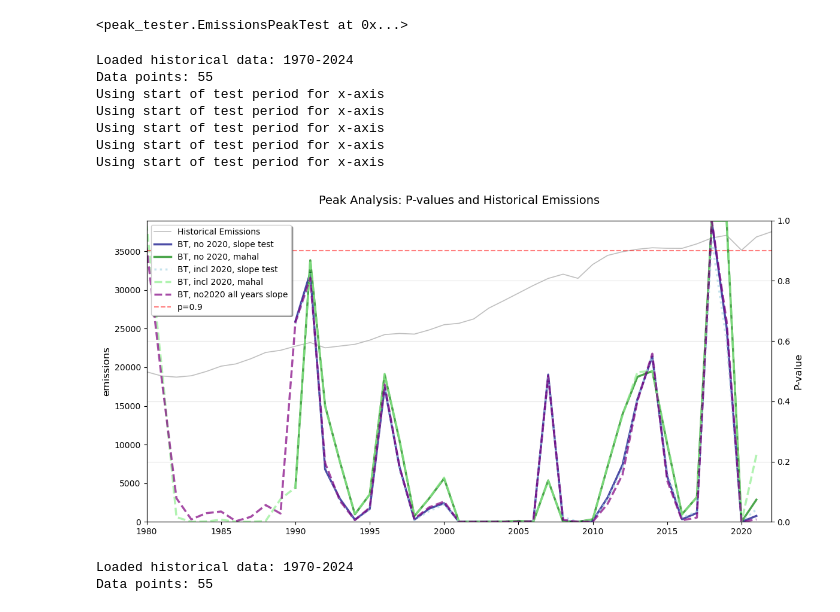
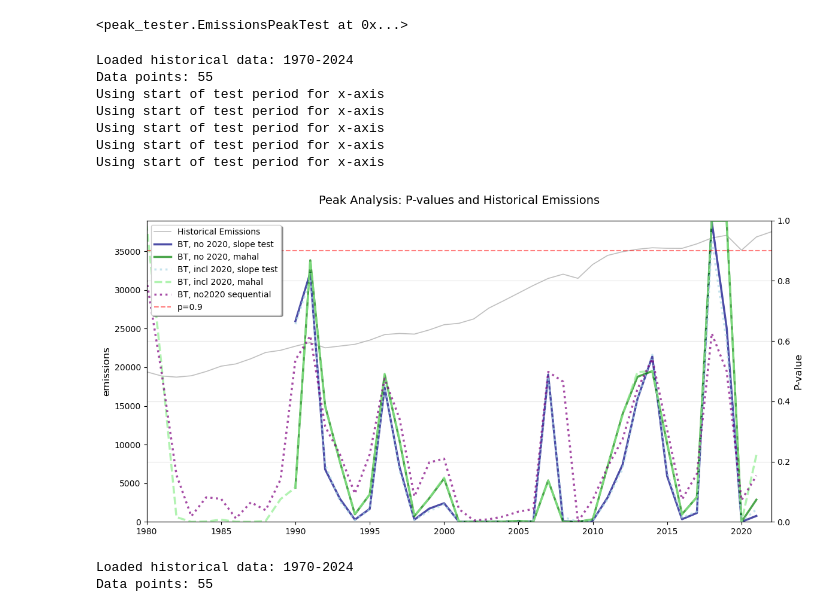
Before and after one commit to nezzag/peaking_test, a Jupyter notebook: notebooks/peaker_historical_tests_clean.ipynb, the cells around one changed output. Drawn from its saved outputs; the diff is of its cells as text; code cells hidden in the pictures.

```diff
--- a/notebooks/peaker_historical_tests_clean.ipynb
+++ b/notebooks/peaker_historical_tests_clean.ipynb
@@ -31,7 +31,7 @@ class HiddenPrints:
 # %%
 # Function for running over different year ranges and testing whether, at this point, you would have seen this as a peak
 def run_historical_peak_test(csv_file, region, num_years_forward=3,
-                             test_method = 'slope', # or 'mahalanobis'
+                             test_method = 'slope', # or 'mahalanobis' or 'sequential'
                              noise_method = 'lowess',
                              noise_type='t-dist', noise_params=None,
                              bootstrap_method='ar_bootstrap',
@@ -152,12 +152,20 @@ def run_historical_peak_test(csv_file, region, num_years_forward=3,
                                       null_hypothesis=null_hypothesis) # Note currently no option in Mahal to adjust n_years_for_trend
                 mahal_p = mahal_results["p_value"]
 
+            elif test_method == 'sequential':
+                peak_tester.run_complete_bootstrap_test(bootstrap_method=bootstrap_method,
+                                                                    n_bootstrap=n_bootstrap,
+                                                                    null_hypothesis=null_hypothesis,
+                                                                    n_years_for_trend=n_years_for_trend)
+                p_value = peak_tester.bootstrap_results['p_sequential_averaged']
+                # p_value = peak_tester.bootstrap_results['p_flat_sequential']
+
             # Store results with metadata
             results.append({
                 'year': year,
                 'year_end': year + num_years_forward -1, # minus one because num_years_forward is number of years to include
                 'region': region,
-                'p-value': p_value if test_method == 'slope' else mahal_p,
+                'p-value': p_value if test_method == 'slope' else mahal_p if test_method == 'mahalanobis' else p_value if test_method == 'sequential' else None,
                 'num_years_forward': num_years_forward,
                 'noise_type': noise_type,
                 'method': noise_method,
@@ -403,6 +412,7 @@ pdf_3year = pd.read_csv('results/historical_tests/three_year_co2_lowess.csv')
 pdf_3year_allyears = pd.read_csv('results/historical_tests/three_year_co2_allyears_lowess.csv')
 pdf_3year_bt_mahal = pd.read_csv('results/historical_tests/three_year_co2_bt_mahal.csv')
 pdf_3year_bt_ig2020 = pd.read_csv('results/historical_tests/three_year_co2_bt_ig2020.csv')
+pdf_3year_bt_ig2020_sequential = pd.read_csv('results/historical_tests/three_year_co2_bt_ig2020_sequential.csv')
 
 # country groups
 pdf_3bt_us_eu_jpn_can_aus = pd.read_csv('results/historical_tests/three_year_co2_bt_devd.csv')
@@ -823,37 +833,38 @@ pdf_results = [
 
     {
         'data': pdf_3year_bt_mahal,
         'label': 'BT, incl 2020, mahal',
         'color': 'lightgreen',
         'linestyle': 'dashed'
     },
+
         {
-        'data': pdf_3year_bt_ig2020_allyears,
-        'label': 'BT, no2020 all years slope',
+        'data': pdf_3year_bt_ig2020_sequential,
+        'label': 'BT, no2020 sequential',
         'color': 'purple',
-        'linestyle': 'dashed'
+        'linestyle': 'dotted'
     },
 ]
 
 # Create the plot
 fig, axes = plot_peak_analysis(
     EmissionsPeakTest().load_historical_data("gcb_hist_co2.csv","WLD", year_range = range(1970, 2025)).historical_data,
     pdf_results,
     x_lim = (1980, 2022),
     threshold=0.9,
     plot_end_year=False,
     # savepath="../figures/historical_method_comparison.png"
 )
 plt.show()
 # %% [output]
 Loaded historical data: 1970-2024
 Data points: 55
 Using start of test period for x-axis
 Using start of test period for x-axis
 Using start of test period for x-axis
 Using start of test period for x-axis
 Using start of test period for x-axis
-[figure, old version]
+[figure, new version]
 # %%
 #alternative plot
 pdf_results = [
```
Also changed, not shown: parts of 1 cell of this notebook.
